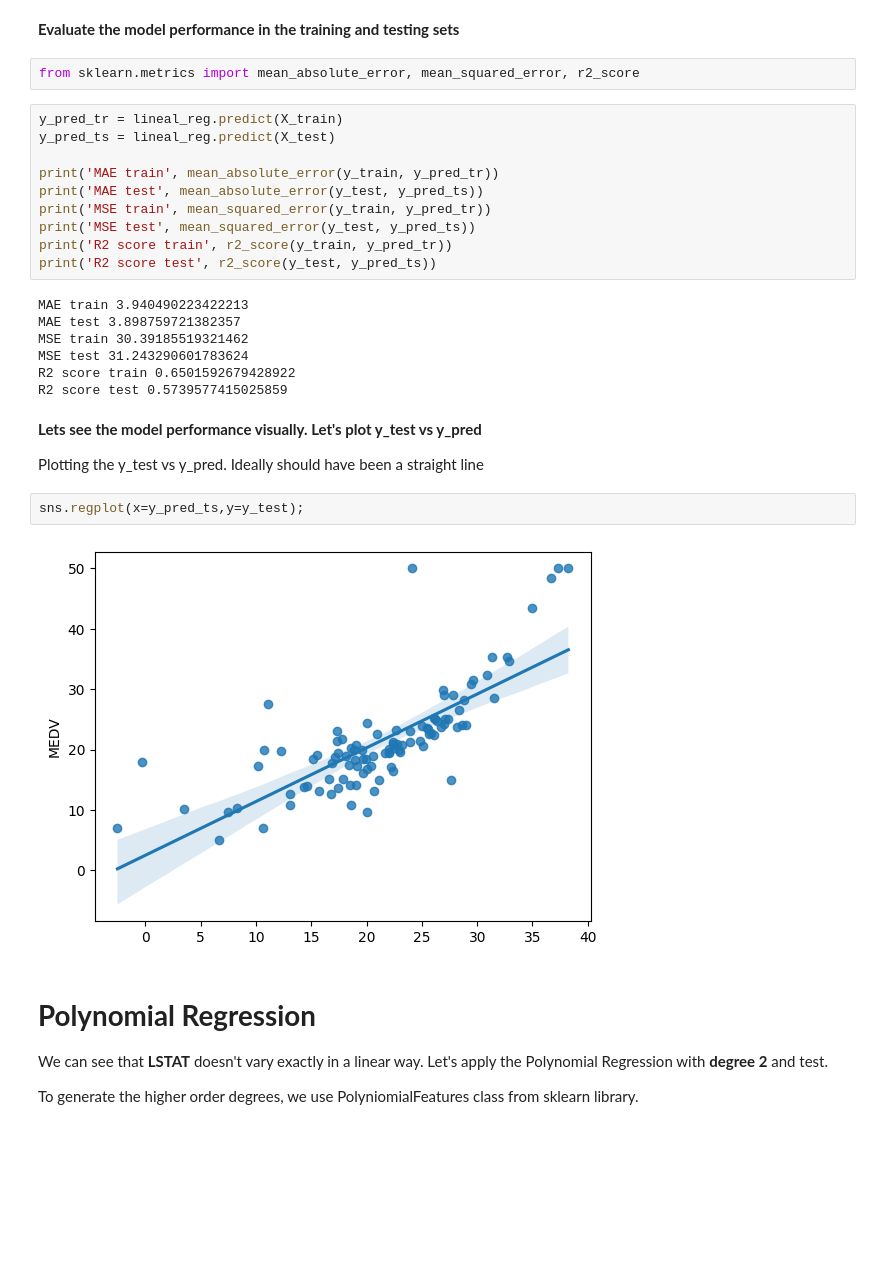
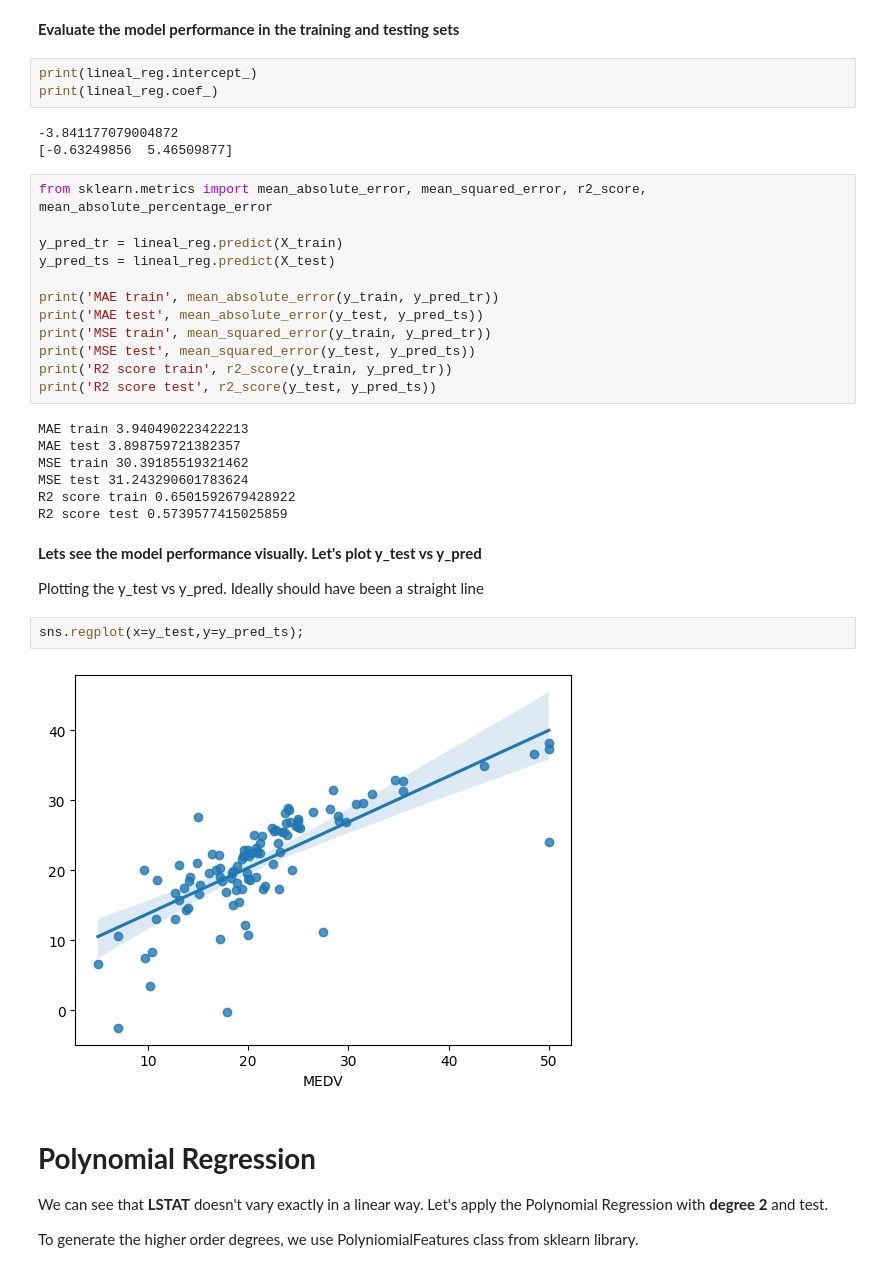
Before and after one commit to urkomen/2026-02-BILBAO-FT-Data-Science, a Jupyter notebook: 3-Machine_Learning/1-Supervisado/1-Regression/2-Polynomial_Regression/ejercicios/3 Polynomial_Regression_urko.ipynb, the cells around one changed output. Saved outputs shown, nothing was run; the diff lists cells and outputs as text; blank space fills up the shorter version.

```diff
--- a/3-Machine_Learning/1-Supervisado/1-Regression/2-Polynomial_Regression/ejercicios/3 Polynomial_Regression_urko.ipynb
+++ b/3-Machine_Learning/1-Supervisado/1-Regression/2-Polynomial_Regression/ejercicios/3 Polynomial_Regression_urko.ipynb
@@ -189,9 +189,15 @@ lineal_reg.fit(X_train, y_train)
 LinearRegression()
 # %% [markdown]
 **Evaluate the model performance in the training and testing sets**
-# %%
-from sklearn.metrics import mean_absolute_error, mean_squared_error, r2_score
+# %%
+print(lineal_reg.intercept_)
+print(lineal_reg.coef_)
+# %% [output]
+-3.841177079004872
+[-0.63249856  5.46509877]
 # %%
+from sklearn.metrics import mean_absolute_error, mean_squared_error, r2_score, mean_absolute_percentage_error
+
 y_pred_tr = lineal_reg.predict(X_train)
 y_pred_ts = lineal_reg.predict(X_test)
 
@@ -213,9 +219,9 @@ R2 score test 0.5739577415025859
 
 Plotting the y_test vs y_pred. Ideally should have been a straight line
 # %%
-sns.regplot(x=y_pred_ts,y=y_test);
+sns.regplot(x=y_test,y=y_pred_ts);
 # %% [output]
-[figure, old version]
+[figure, new version]
 # %% [markdown]
 # **Polynomial Regression**
 
```
Also changed, not shown: parts of 8 cells of this notebook, 1 other file.
